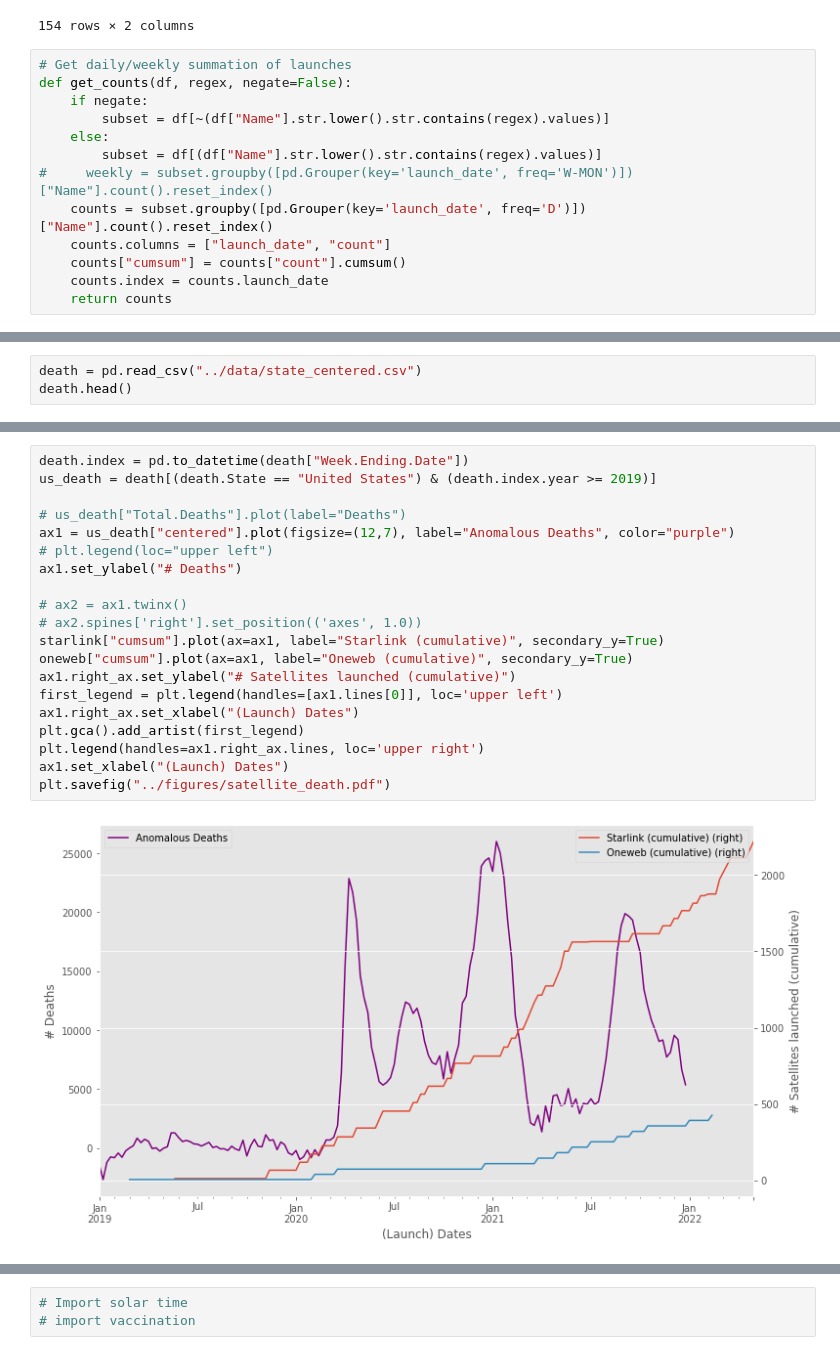
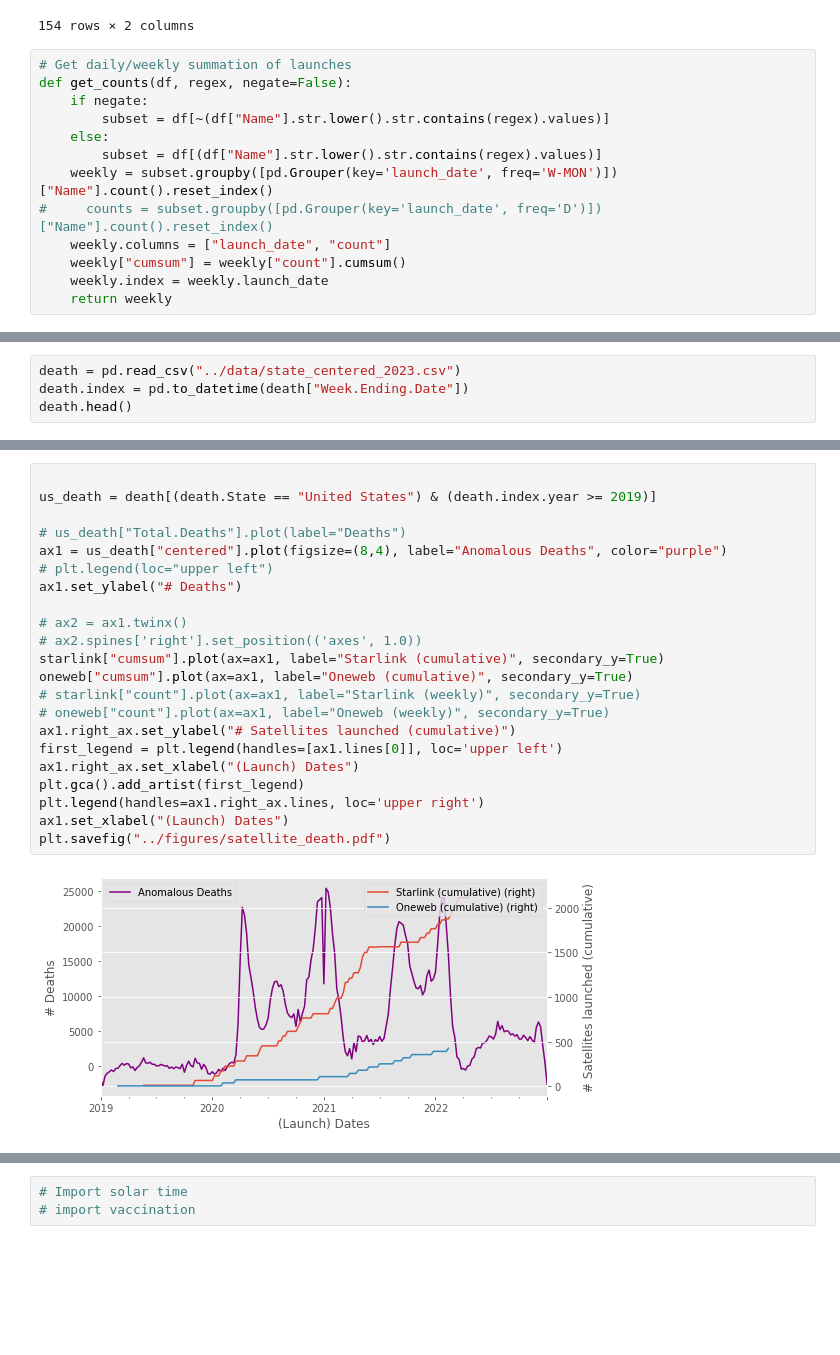
Before and after one commit to matzhaugen/mortality, a Jupyter notebook: notebooks/satellites-redux.ipynb, the cells around one changed output, grey strips where cells are left out. Cells and saved outputs as stored; diff of their text form; blank space fills up the shorter version.

```diff
--- a/notebooks/satellites-redux.ipynb
+++ b/notebooks/satellites-redux.ipynb
@@ -75,12 +71,12 @@ def get_counts(df, regex, negate=False):
         subset = df[~(df["Name"].str.lower().str.contains(regex).values)]
     else:
         subset = df[(df["Name"].str.lower().str.contains(regex).values)]
-#     weekly = subset.groupby([pd.Grouper(key='launch_date', freq='W-MON')])["Name"].count().reset_index()
-    counts = subset.groupby([pd.Grouper(key='launch_date', freq='D')])["Name"].count().reset_index()
-    counts.columns = ["launch_date", "count"]
-    counts["cumsum"] = counts["count"].cumsum()
-    counts.index = counts.launch_date
-    return counts
+    weekly = subset.groupby([pd.Grouper(key='launch_date', freq='W-MON')])["Name"].count().reset_index()
+#     counts = subset.groupby([pd.Grouper(key='launch_date', freq='D')])["Name"].count().reset_index()
+    weekly.columns = ["launch_date", "count"]
+    weekly["cumsum"] = weekly["count"].cumsum()
+    weekly.index = weekly.launch_date
+    return weekly
 # %%
 starlink = get_counts(df, "starlink")
 oneweb = get_counts(df, "oneweb")
@@ -110,5 +97,6 @@ plt.xlim([np.datetime64("2019-01-01"), np.datetime64("2022-05-01")])
 [figure]
 # %%
-death = pd.read_csv("../data/state_centered.csv")
+death = pd.read_csv("../data/state_centered_2023.csv")
+death.index = pd.to_datetime(death["Week.Ending.Date"])
 death.head()
 # %% [output]
@@ -121,22 +111,24 @@ death.head()
 # %%
-death.index = pd.to_datetime(death["Week.Ending.Date"])
+
 us_death = death[(death.State == "United States") & (death.index.year >= 2019)]
 
 # us_death["Total.Deaths"].plot(label="Deaths")
-ax1 = us_death["centered"].plot(figsize=(12,7), label="Anomalous Deaths", color="purple")
+ax1 = us_death["centered"].plot(figsize=(8,4), label="Anomalous Deaths", color="purple")
 # plt.legend(loc="upper left")
 ax1.set_ylabel("# Deaths")
 
 # ax2 = ax1.twinx()
 # ax2.spines['right'].set_position(('axes', 1.0))
 starlink["cumsum"].plot(ax=ax1, label="Starlink (cumulative)", secondary_y=True)
 oneweb["cumsum"].plot(ax=ax1, label="Oneweb (cumulative)", secondary_y=True)
+# starlink["count"].plot(ax=ax1, label="Starlink (weekly)", secondary_y=True)
+# oneweb["count"].plot(ax=ax1, label="Oneweb (weekly)", secondary_y=True)
 ax1.right_ax.set_ylabel("# Satellites launched (cumulative)")
 first_legend = plt.legend(handles=[ax1.lines[0]], loc='upper left')
 ax1.right_ax.set_xlabel("(Launch) Dates")
 plt.gca().add_artist(first_legend)
 plt.legend(handles=ax1.right_ax.lines, loc='upper right')
 ax1.set_xlabel("(Launch) Dates")
 plt.savefig("../figures/satellite_death.pdf")
 # %% [output]
-[figure, old version]
+[figure, new version]
```
Also changed, not shown: parts of 19 cells of this notebook, 17 other files.
